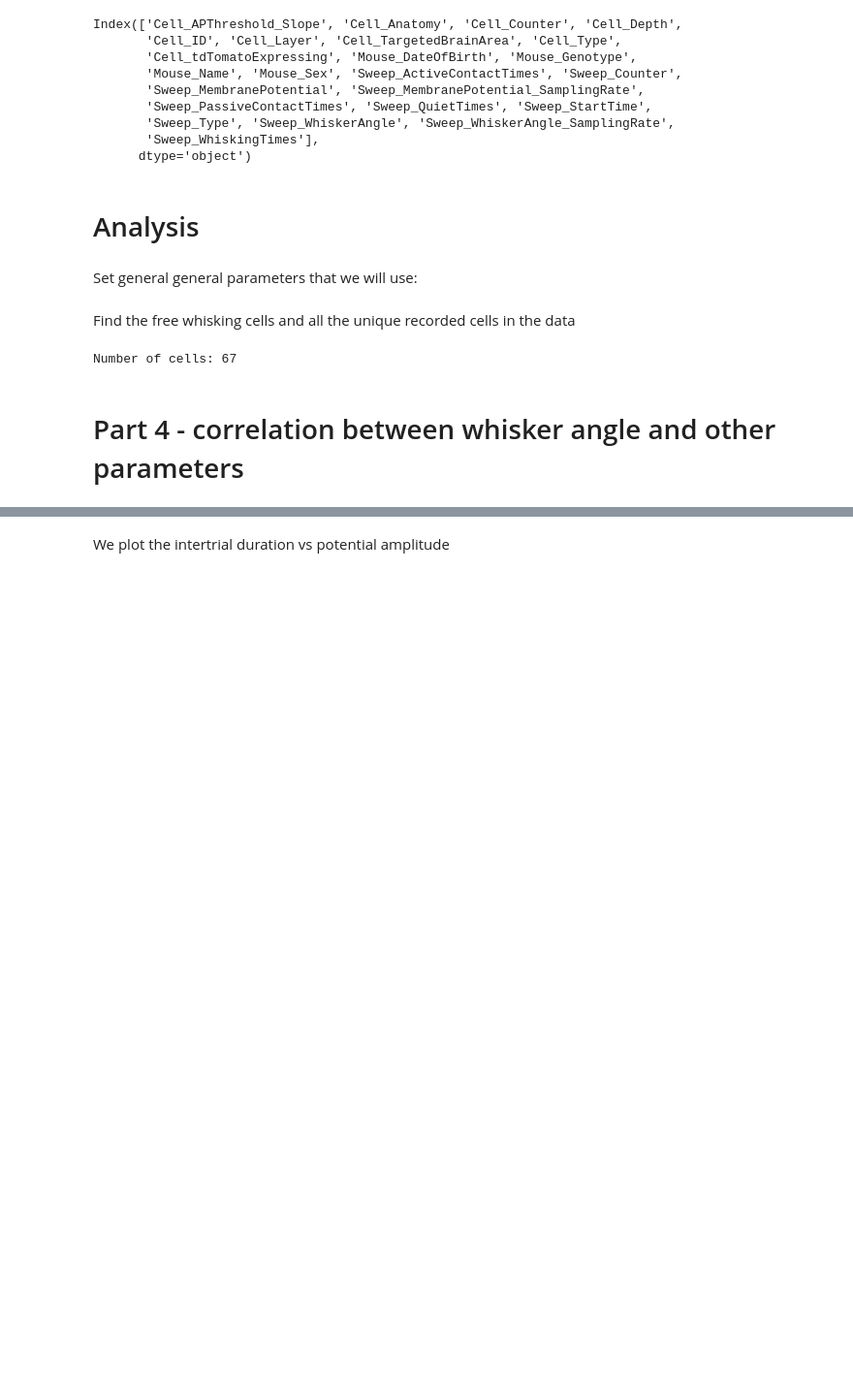
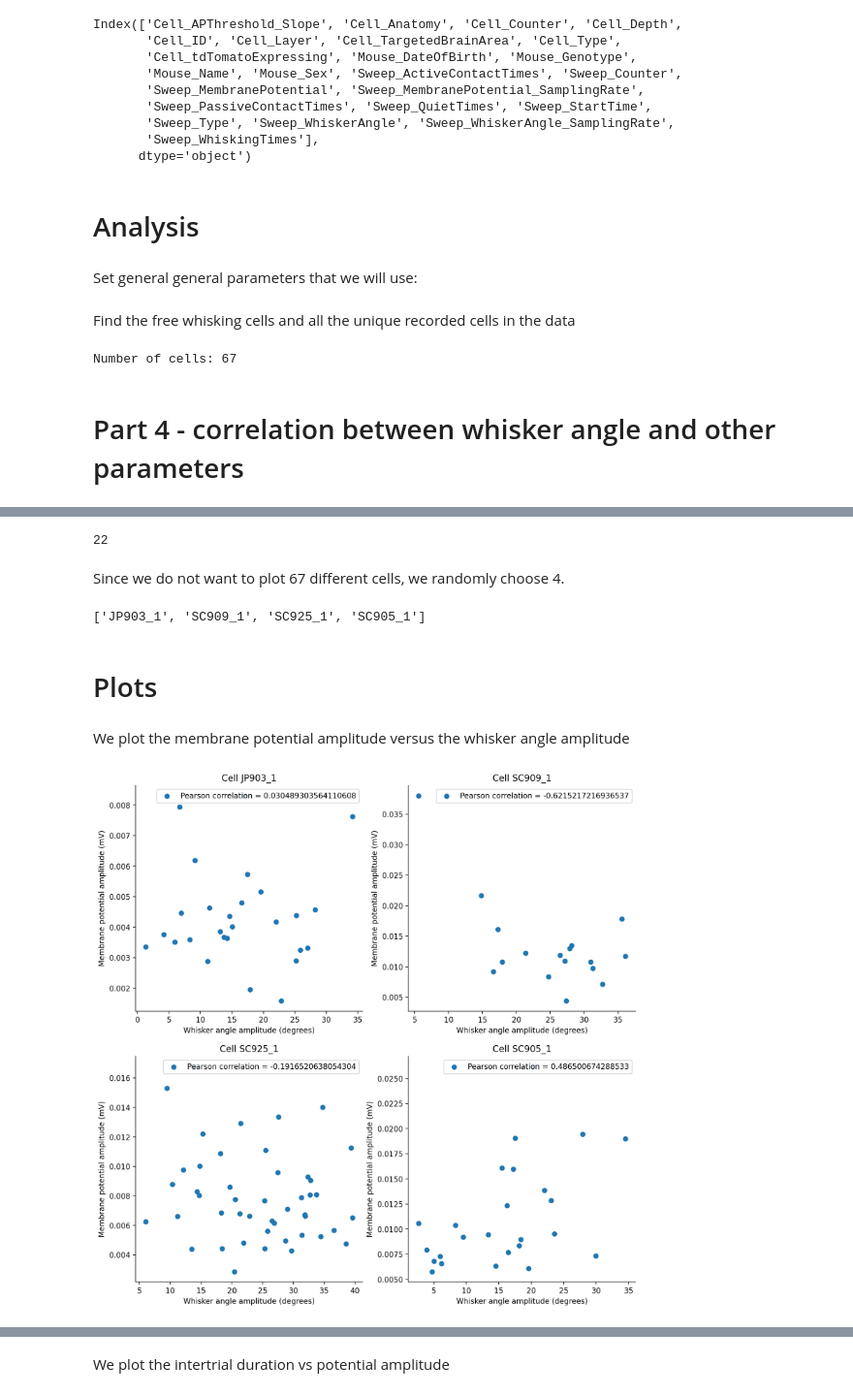
Before and after one commit to shrinidhivelan/Cellular_Mechanisms, a Jupyter notebook: Miniproject_Part4 copy.ipynb, the cells around one changed output, grey strips where cells are left out. Shown at 97% size. Cells and saved outputs as stored; diff of their text form; code cells hidden in the pictures; blank space fills up the shorter version.

```diff
--- a/Miniproject_Part4 copy.ipynb
+++ b/Miniproject_Part4 copy.ipynb
@@ -153,0 +211,38 @@ for idx, cell_id in enumerate(np.unique(data_df_exc.Cell_ID)):
+# %%
+len(result_dict)
+# %% [output]
+22
+# %% [markdown]
+Since we do not want to plot 67 different cells, we randomly choose 4.
+# %%
+import random
+good_cells = list(result_dict.keys())
+random_cells = random.sample(sorted(good_cells), 4)
+print(random_cells)
+# %% [output]
+['JP903_1', 'SC909_1', 'SC925_1', 'SC905_1']
+# %% [markdown]
+# Plots
+# %% [markdown]
+We plot the membrane potential amplitude versus the whisker angle amplitude
+# %%
+fig, axs = plt.subplots(2,2, figsize=(12,12), dpi=200)
+
+for ax in axs.flat:
+    ax.spines['top'].set_visible(False)
+    ax.spines['right'].set_visible(False)
+
+for ax in axs.flat:
+    ax.set(xlabel='Whisker angle amplitude (degrees)', ylabel='Membrane potential amplitude (mV)')
+
+for i in range(4):
+    x = int(np.floor(i/2))
+    cell = random_cells[i]
+    x_values = result_dict[cell]['wp_amplitude']
+    y_values = result_dict[cell]['vm_amplitude_good']
+    correlation = scipy.stats.pearsonr(x_values, y_values)
+    axs[x][i%2].scatter(x_values, y_values, label = f'Pearson correlation = {correlation.statistic}')
+    axs[x][i%2].set_title(f'Cell {cell}')
+    axs[x][i%2].legend()
+# %% [output]
+[figure, added]
```
Also changed, not shown: parts of 9 cells of this notebook.
